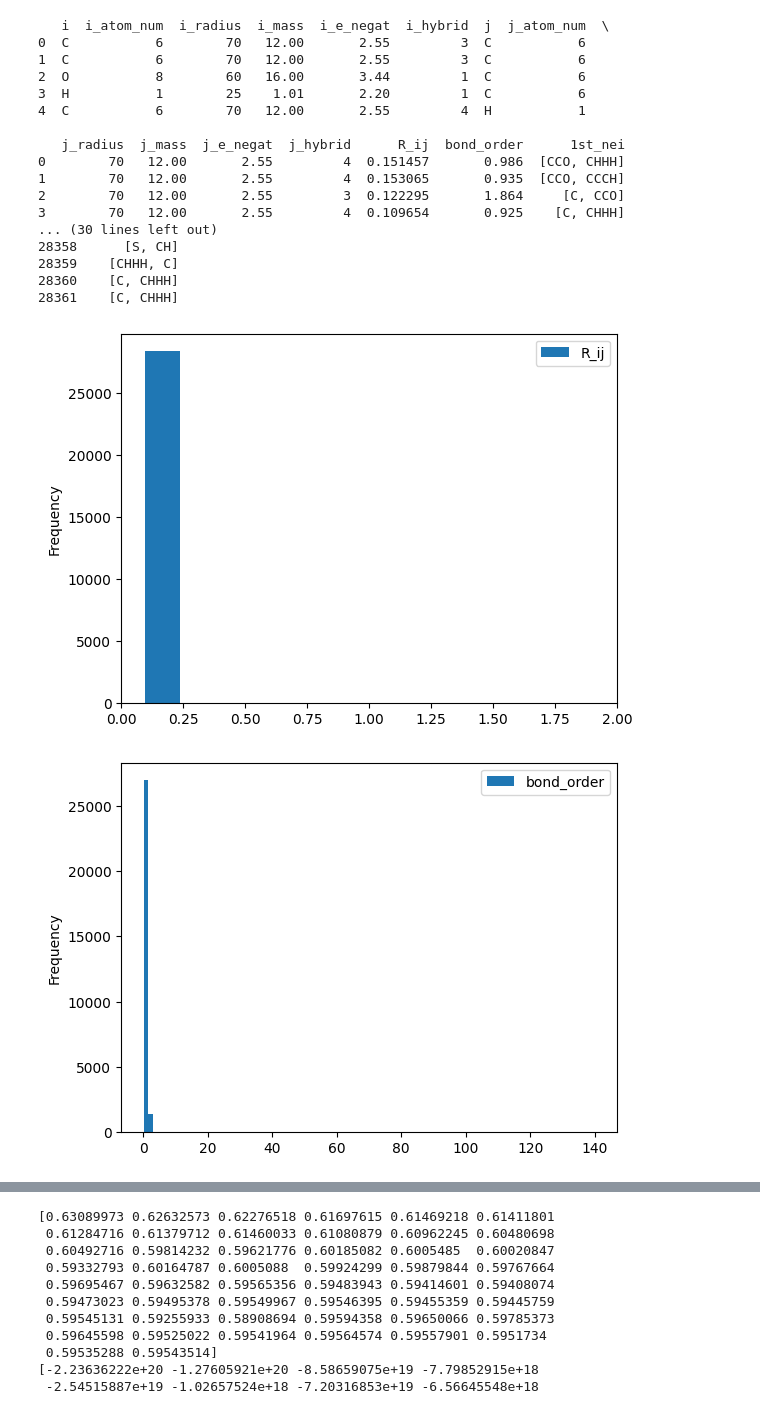
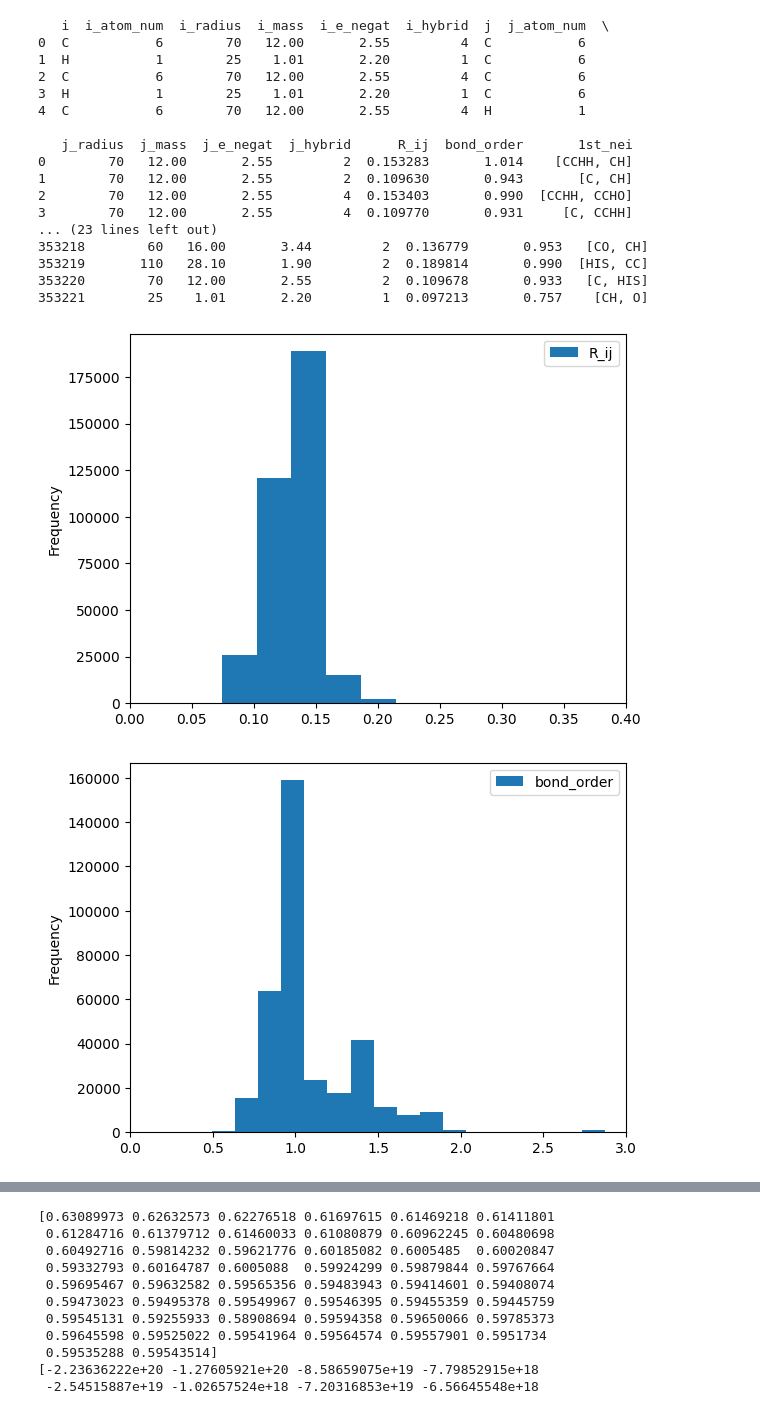
Before and after one commit to OMaraLab/NXMol, a Jupyter notebook: src/model.ipynb, the cells around one changed output, grey strips where cells are left out. Saved outputs shown, nothing was run; the diff lists cells and outputs as text; code cells hidden in the pictures.

Commit message:
merge rotationally equivalent bonds via mean/median

```diff
--- a/src/model.ipynb
+++ b/src/model.ipynb
@@ -15,11 +15,15 @@ from sklearn.utils import shuffle
 from IPython.display import display
 from sklearn.ensemble import RandomForestRegressor
 # %%
-with open('X_big.pickle', 'rb') as handle:
-    load_X = pickle.load(handle)
+def open_pickles(model_name: str):
+    if "cull" in model_name:
+        suffixes = ["test_scores", "train_scores", "train_sizes", "test_scores_percent"]
+    else:
+        suffixes = ["test_scores", "train_scores", "train_sizes"]
 
-with open('Y_big.pickle', 'rb') as handle:
-    load_Y = pickle.load(handle)
+    model_attrs = {}
+    for i in suffixes:
+        with open(f"20k_{model_name}_{i}.pickle", "rb") as fh:
+            model_attrs[i] = pickle.load(fh)
 
-X = pd.DataFrame(load_X, columns=["i", "i_atom_num", "i_radius", "i_mass", "i_e_negat", "i_hybrid", "j", "j_atom_num", "j_radius", "j_mass", "j_e_negat", "j_hybrid", "R_ij", "bond_order", "1st_nei"])
-y = pd.DataFrame(load_Y)
+    return model_attrs
@@ -25,0 +79,9 @@ y = pd.DataFrame(load_Y)
+# %%
+rf_reg_attrs = open_pickles("cull_rf")
+plt.plot(rf_reg_attrs['train_sizes'], rf_reg_attrs['train_scores'])
+plt.plot(rf_reg_attrs['train_sizes'], rf_reg_attrs['test_scores'])
+plt.ylim(0, 70000)
+print(rf_reg_attrs['test_scores'])
+with open("20k_cull_rf_test_scores_percent.pickle", "rb") as fh:
+    rf_reg_attrs['test_percents'] = pickle.load(fh)
+print(statistics.mean(rf_reg_attrs['test_percents'][7:]))
@@ -26,28 +109,37 @@ y = pd.DataFrame(load_Y)
+# %%
+with open('X_cull_mean.pickle', 'rb') as handle:
+    load_X = pickle.load(handle)
+
+with open('Y_cull_mean.pickle', 'rb') as handle:
+    load_Y = pickle.load(handle)
+
+X = pd.DataFrame(load_X, columns=["i", "i_atom_num", "i_radius", "i_mass", "i_e_negat", "i_hybrid", "j", "j_atom_num", "j_radius", "j_mass", "j_e_negat", "j_hybrid", "R_ij", "bond_order", "1st_nei"])
+y = pd.DataFrame(load_Y)
 # %%
 print(X.head())
-X.plot.hist(column="R_ij", bins=1000, xlim=(0, 2))
-X.plot.hist(column="bond_order", bins=100)
+X.plot.hist(column="R_ij", bins=5000, xlim=(0,0.4))
+X.plot.hist(column="bond_order", bins=1000, xlim=(0, 3))
 y.plot.hist()
 
 print(X.head())
 print(X.tail())
 # %% [output]
    i  i_atom_num  i_radius  i_mass  i_e_negat  i_hybrid  j  j_atom_num  \
-0  C           6        70   12.00       2.55         3  C           6
-1  C           6        70   12.00       2.55         3  C           6
-2  O           8        60   16.00       3.44         1  C           6
+0  C           6        70   12.00       2.55         4  C           6
+1  H           1        25    1.01       2.20         1  C           6
+2  C           6        70   12.00       2.55         4  C           6
 3  H           1        25    1.01       2.20         1  C           6
 4  C           6        70   12.00       2.55         4  H           1
 
-   j_radius  j_mass  j_e_negat  j_hybrid      R_ij  bond_order      1st_nei
-0        70   12.00       2.55         4  0.151457       0.986  [CCO, CHHH]
-1        70   12.00       2.55         4  0.153065       0.935  [CCO, CCCH]
-2        70   12.00       2.55         3  0.122295       1.864     [C, CCO]
-3        70   12.00       2.55         4  0.109654       0.925    [C, CHHH]
-... (30 lines left out)
-28358      [S, CH]
-28359    [CHHH, C]
-28360    [C, CHHH]
-28361    [C, CHHH]
+   j_radius  j_mass  j_e_negat  j_hybrid      R_ij  bond_order       1st_nei
+0        70   12.00       2.55         2  0.153283       1.014    [CCHH, CH]
+1        70   12.00       2.55         2  0.109630       0.943       [C, CH]
+2        70   12.00       2.55         4  0.153403       0.990  [CCHH, CCHO]
+3        70   12.00       2.55         4  0.109770       0.931     [C, CCHH]
+... (23 lines left out)
+353218        60   16.00       3.44         2  0.136779       0.953   [CO, CH]
+353219       110   28.10       1.90         2  0.189814       0.990  [HIS, CC]
+353220        70   12.00       2.55         2  0.109678       0.933   [C, HIS]
+353221        25    1.01       2.20         1  0.097213       0.757    [CH, O]
-[figure, old version]
+[figure, new version]
-[figure, old version]
+[figure, new version]
```
Also changed, not shown: parts of 20 cells of this notebook, 5 other files.
